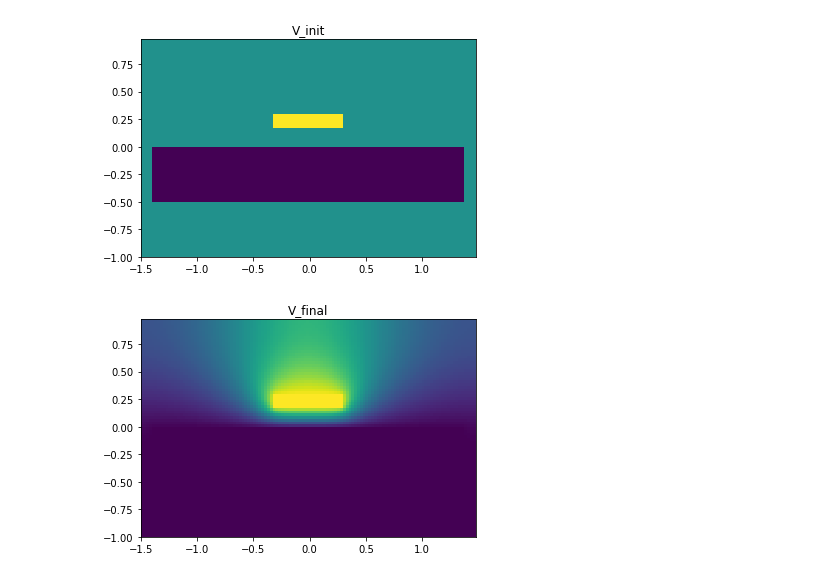
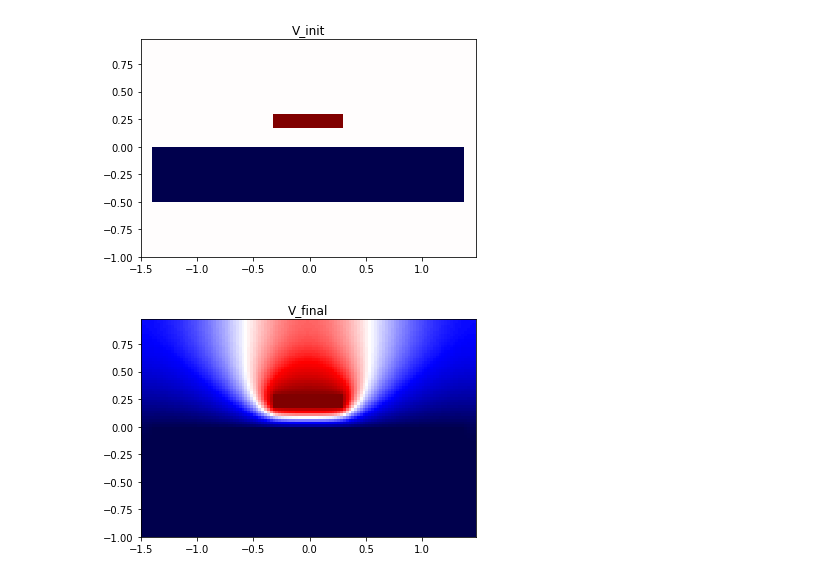
Before and after one commit to acidbourbon/lab_bench, a Jupyter notebook: workdir/jupyter/misc_mw/field_solver/laplace2D.ipynb, the cells around one changed output. Cells and saved outputs as stored; diff of their text form; code cells hidden in the pictures.

```diff
--- a/workdir/jupyter/misc_mw/field_solver/laplace2D.ipynb
+++ b/workdir/jupyter/misc_mw/field_solver/laplace2D.ipynb
@@ -27,20 +27,20 @@ relax_2D(potential,fixed_mask)
 # %%
 #small_figure()
 
 scale= 1
 
-plt.pcolormesh(my_grid.X,my_grid.Y,start_potential.matrix)
+plt.pcolormesh(my_grid.X,my_grid.Y,start_potential.matrix,cmap="seismic")
 plt.clim(-scale,scale)
 plt.title("V_init")
 plt.show()
 
-plt.pcolormesh(my_grid.X,my_grid.Y,potential.matrix)
+plt.pcolormesh(my_grid.X,my_grid.Y,potential.matrix,cmap="seismic")
 plt.clim(-scale,scale)
 plt.title("V_final")
 plt.show()
 # %% [output]
-[figure, old version]
+[figure, new version]
-[figure, old version]
+[figure, new version]
 # %%
 E = E_from_V(potential)
 # %%
```
Also changed, not shown: parts of 3 cells of this notebook, 2 other files.
